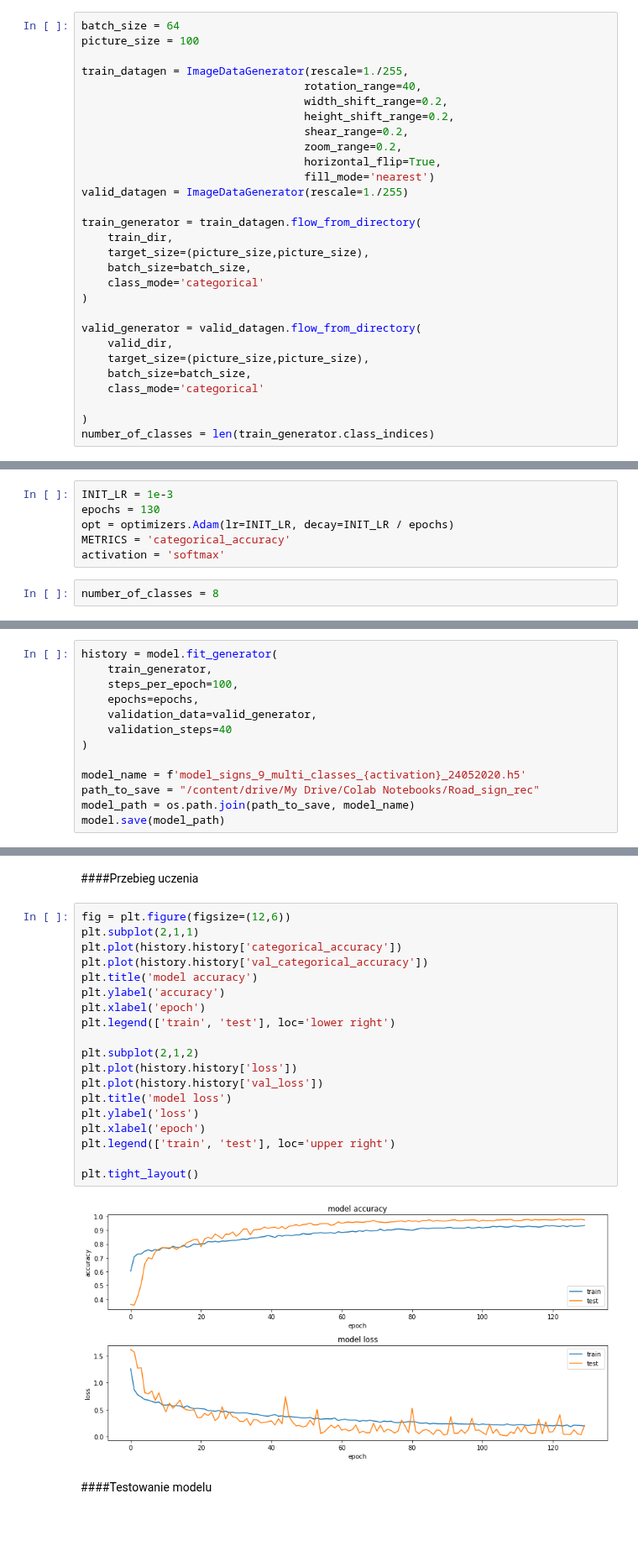
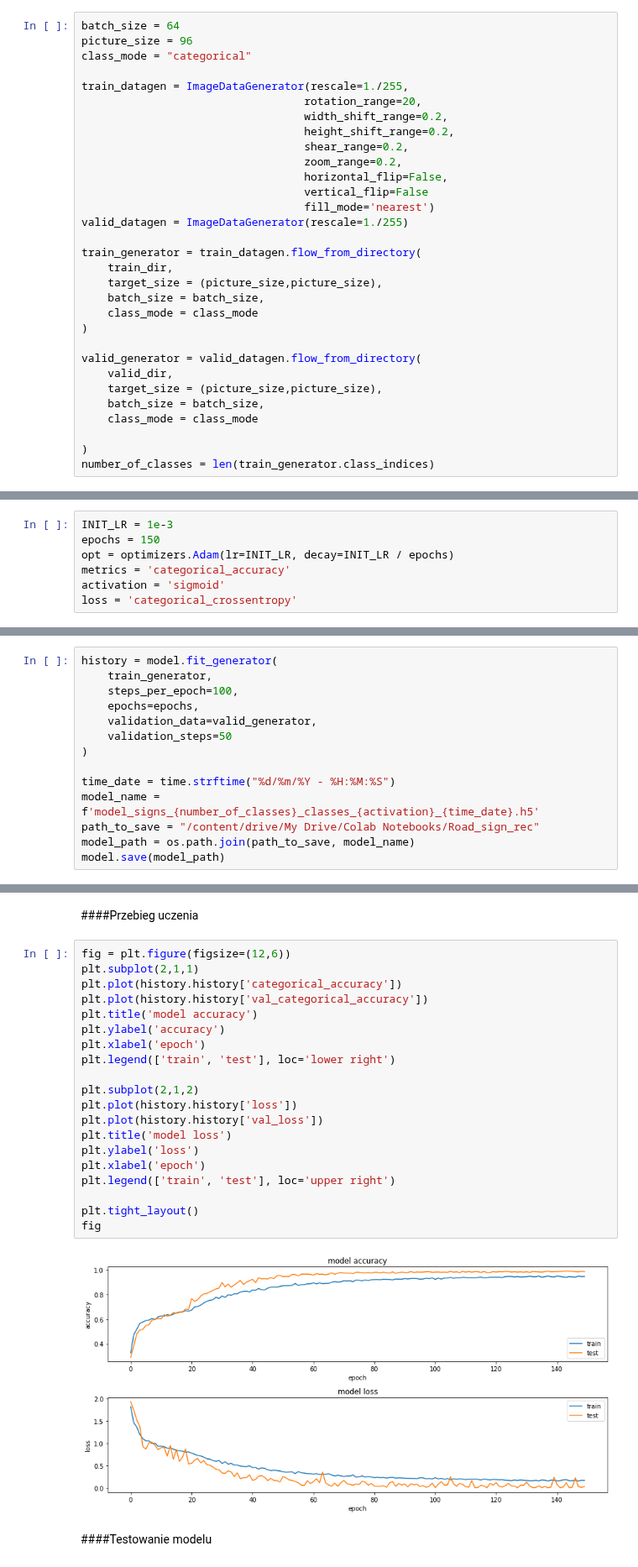
Before and after one commit to OrJaku/road-sign-recognition, a Jupyter notebook: road_sign_rec_model.ipynb, the cells around one changed output, grey strips where cells are left out. Shown at 84% size. Drawn from its saved outputs; the diff is of its cells as text; blank space fills up the shorter version.

```diff
--- a/road_sign_rec_model.ipynb
+++ b/road_sign_rec_model.ipynb
@@ -327,30 +336,32 @@ train stop copied
 ####Ustawienia genereatora zdjęć
 # %%
 batch_size = 64
-picture_size = 100
+picture_size = 96
+class_mode = "categorical"
 
 train_datagen = ImageDataGenerator(rescale=1./255,
-                                  rotation_range=40,
+                                  rotation_range=20,
                                   width_shift_range=0.2,
                                   height_shift_range=0.2,
                                   shear_range=0.2,
                                   zoom_range=0.2,
-                                  horizontal_flip=True,
+                                  horizontal_flip=False,
+                                  vertical_flip=False
                                   fill_mode='nearest')
 valid_datagen = ImageDataGenerator(rescale=1./255)
 
 train_generator = train_datagen.flow_from_directory(
     train_dir,
-    target_size=(picture_size,picture_size),
-    batch_size=batch_size,
-    class_mode='categorical'
+    target_size = (picture_size,picture_size),
+    batch_size = batch_size,
+    class_mode = class_mode
 )
 
 valid_generator = valid_datagen.flow_from_directory(
     valid_dir,
-    target_size=(picture_size,picture_size),
-    batch_size=batch_size,
-    class_mode='categorical'
+    target_size = (picture_size,picture_size),
+    batch_size = batch_size,
+    class_mode = class_mode
 
 )
 number_of_classes = len(train_generator.class_indices)
@@ -360,12 +372,11 @@ KeyboardInterrupt: ignored
 ####Parametry modelu
 # %%
 INIT_LR = 1e-3
-epochs = 130
+epochs = 150
 opt = optimizers.Adam(lr=INIT_LR, decay=INIT_LR / epochs)
-METRICS = 'categorical_accuracy'
-activation = 'softmax'
+metrics = 'categorical_accuracy'
+activation = 'sigmoid'
+loss = 'categorical_crossentropy'
-# %%
-number_of_classes = 8
 # %% [markdown]
 ###Model multi-classes classification - własny
 # %%
@@ -431,10 +449,11 @@ history = model.fit_generator(
     steps_per_epoch=100,
     epochs=epochs,
     validation_data=valid_generator,
-    validation_steps=40
+    validation_steps=50
 )
 
-model_name = f'model_signs_9_multi_classes_{activation}_24052020.h5'
+time_date = time.strftime("%d/%m/%Y - %H:%M:%S")
+model_name = f'model_signs_{number_of_classes}_classes_{activation}_{time_date}.h5'
 path_to_save = "/content/drive/My Drive/Colab Notebooks/Road_sign_rec"
 model_path = os.path.join(path_to_save, model_name)
 model.save(model_path)
@@ -463,24 +464,25 @@ Epoch 130/130
 # %%
 fig = plt.figure(figsize=(12,6))
 plt.subplot(2,1,1)
 plt.plot(history.history['categorical_accuracy'])
 plt.plot(history.history['val_categorical_accuracy'])
 plt.title('model accuracy')
 plt.ylabel('accuracy')
 plt.xlabel('epoch')
 plt.legend(['train', 'test'], loc='lower right')
 
 plt.subplot(2,1,2)
 plt.plot(history.history['loss'])
 plt.plot(history.history['val_loss'])
 plt.title('model loss')
 plt.ylabel('loss')
 plt.xlabel('epoch')
 plt.legend(['train', 'test'], loc='upper right')
 
 plt.tight_layout()
+fig
 # %% [output]
-[figure, old version]
+[figure, new version]
 # %% [markdown]
 ####Testowanie modelu
 # %%
```
Also changed, not shown: parts of 18 cells of this notebook.
